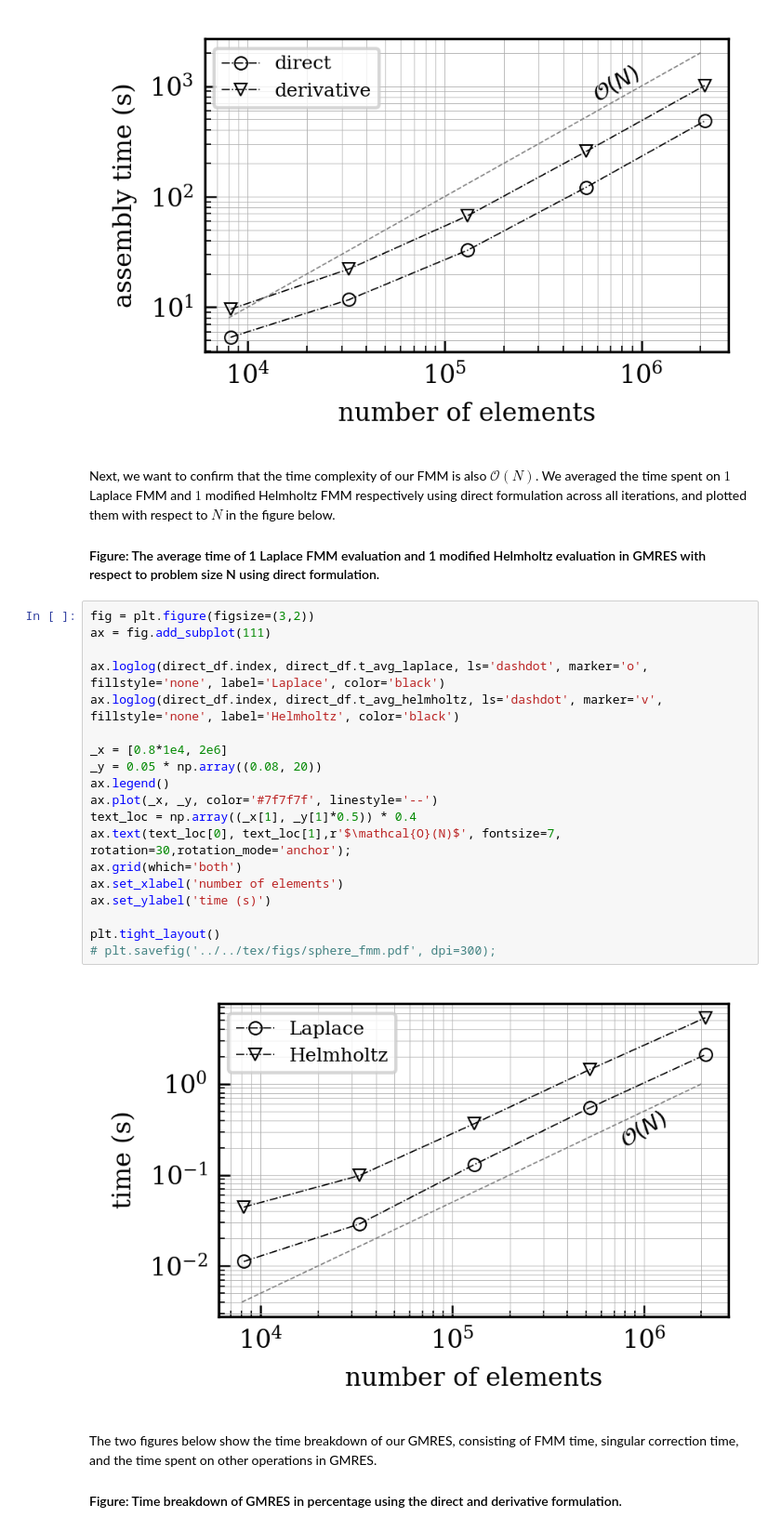
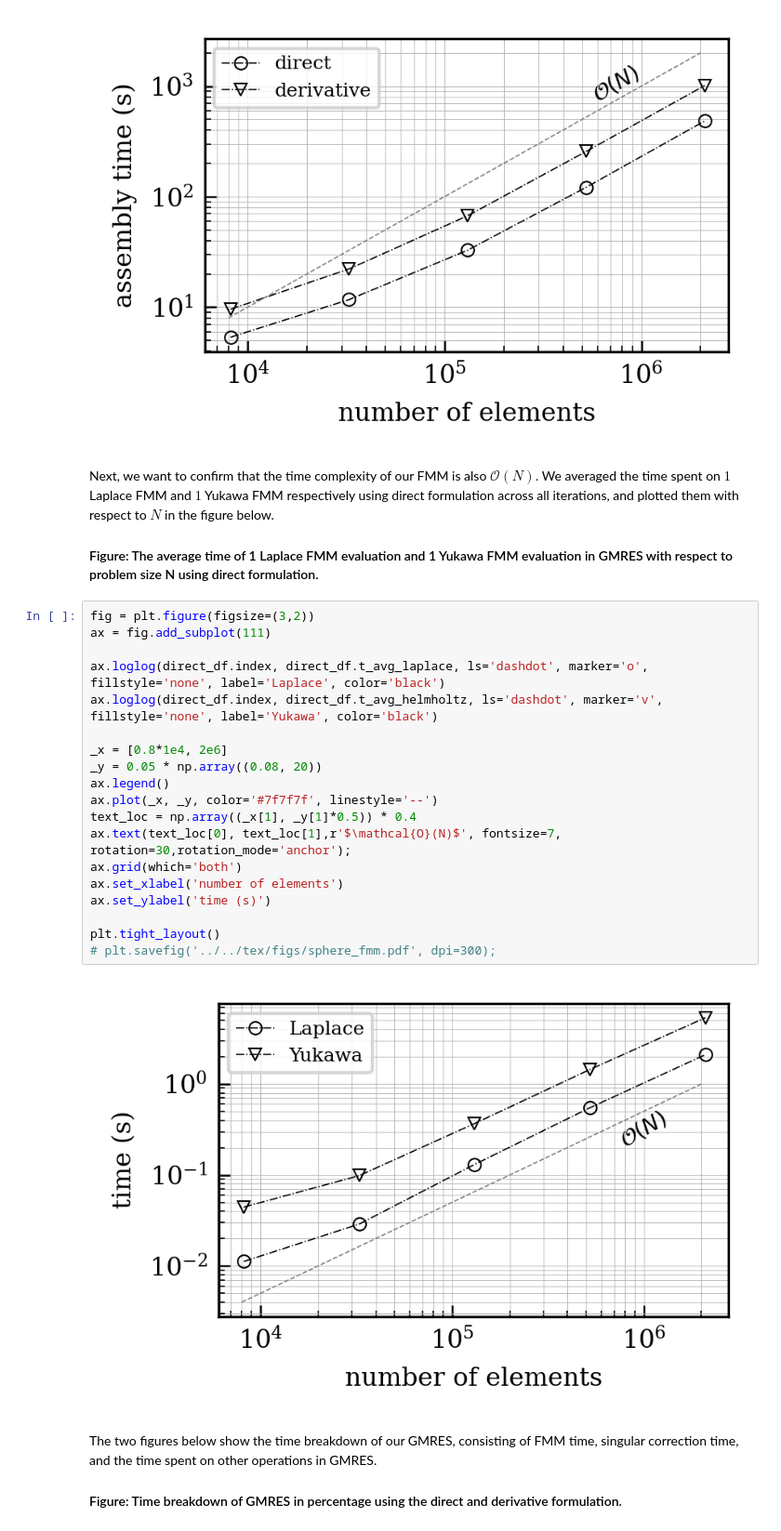
Before and after one commit to barbagroup/bempp_exafmm_paper, a Jupyter notebook: repro-pack/notebooks/sphere_performance.ipynb, the cells around one changed output. Shown at 93% size. Saved outputs shown, nothing was run; the diff lists cells and outputs as text.

Commit message:
clarify the usage of linearized PBE, modified Helmholtz -> Yukawa

```diff
--- a/repro-pack/notebooks/sphere_performance.ipynb
+++ b/repro-pack/notebooks/sphere_performance.ipynb
@@ -110,30 +110,30 @@ plt.tight_layout()
 [figure]
 # %% [markdown]
 Next, we want to confirm that the time complexity of our FMM is also $\mathcal{O}(N)$.
-We averaged the time spent on $1$ Laplace FMM and $1$ modified Helmholtz FMM respectively using direct formulation across all iterations, and plotted them with respect to $N$ in the figure below.
+We averaged the time spent on $1$ Laplace FMM and $1$ Yukawa FMM respectively using direct formulation across all iterations, and plotted them with respect to $N$ in the figure below.
 
-#### Figure: The average time of 1 Laplace FMM evaluation and 1 modified Helmholtz evaluation in GMRES with respect to problem size N using direct formulation.
+#### Figure: The average time of 1 Laplace FMM evaluation and 1 Yukawa FMM evaluation in GMRES with respect to problem size N using direct formulation.
 # %%
 fig = plt.figure(figsize=(3,2))
 ax = fig.add_subplot(111)
 
 ax.loglog(direct_df.index, direct_df.t_avg_laplace, ls='dashdot', marker='o', fillstyle='none', label='Laplace', color='black')
-ax.loglog(direct_df.index, direct_df.t_avg_helmholtz, ls='dashdot', marker='v', fillstyle='none', label='Helmholtz', color='black')
+ax.loglog(direct_df.index, direct_df.t_avg_helmholtz, ls='dashdot', marker='v', fillstyle='none', label='Yukawa', color='black')
 
 _x = [0.8*1e4, 2e6]
 _y = 0.05 * np.array((0.08, 20))
 ax.legend()
 ax.plot(_x, _y, color='#7f7f7f', linestyle='--')
 text_loc = np.array((_x[1], _y[1]*0.5)) * 0.4
 ax.text(text_loc[0], text_loc[1],r'$\mathcal{O}(N)$', fontsize=7, rotation=30,rotation_mode='anchor');
 ax.grid(which='both')
 ax.set_xlabel('number of elements')
 ax.set_ylabel('time (s)')
 
 plt.tight_layout()
 # plt.savefig('../../tex/figs/sphere_fmm.pdf', dpi=300);
 # %% [output]
-[figure, old version]
+[figure, new version]
 # %% [markdown]
 The two figures below show the time breakdown of our GMRES, consisting of FMM time, singular correction time, and the time spent on other operations in GMRES.
 
```
Also changed, not shown: parts of 2 cells of this notebook, 5 other files.
